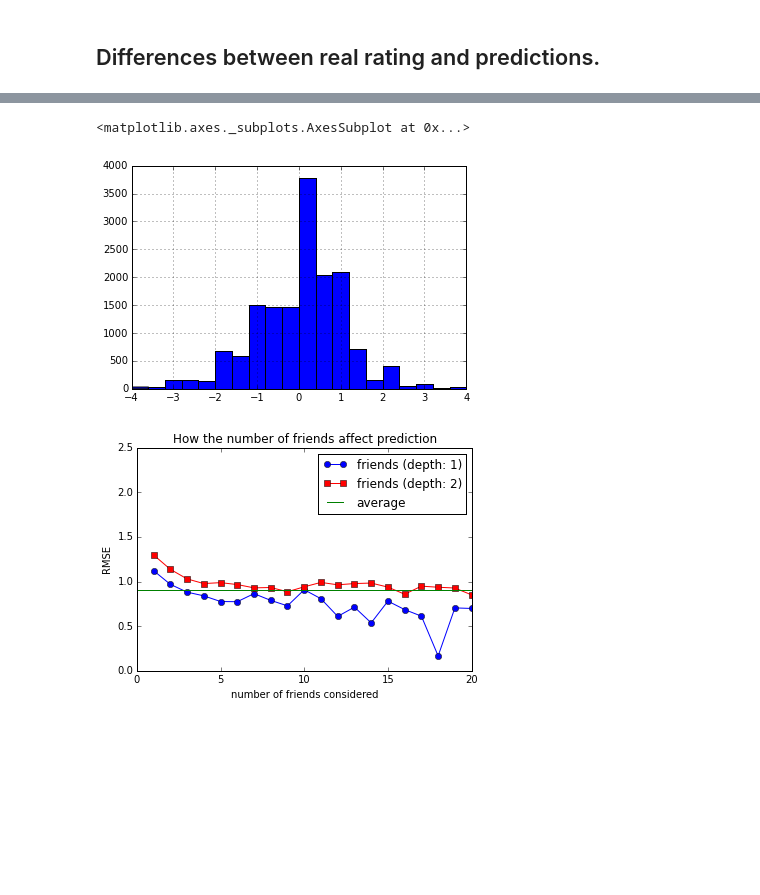
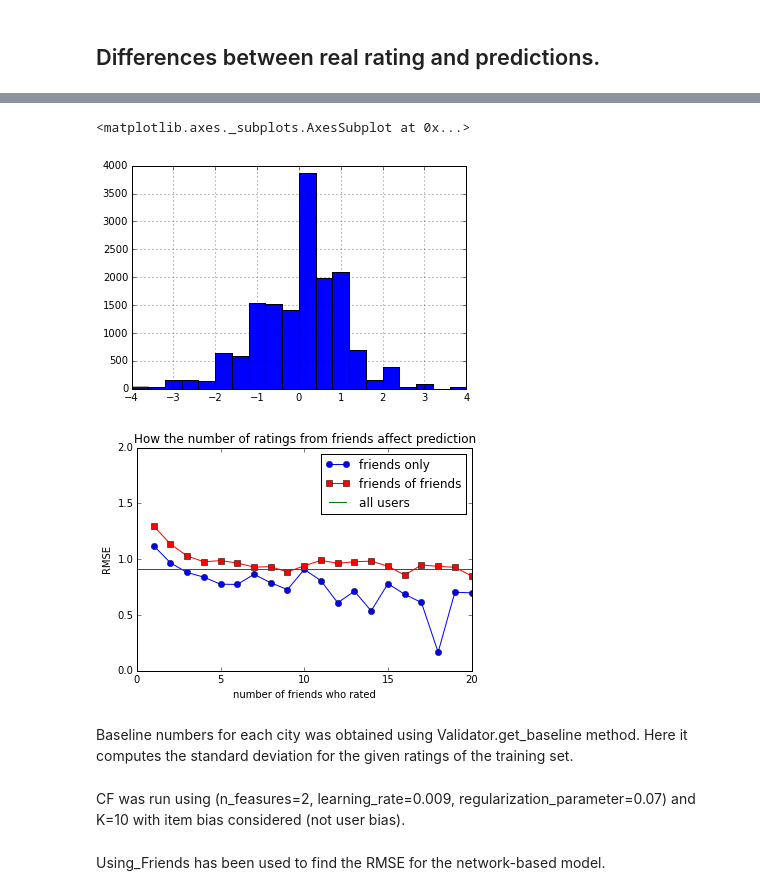
Before and after one commit to suhanree/network-recommender, a Jupyter notebook: code/EDA.ipynb, the cells around one changed output, grey strips where cells are left out. Drawn from its saved outputs; the diff is of its cells as text; code cells hidden in the pictures; blank space fills up the shorter version.

Commit message:
Modifying using friends

```diff
--- a/code/EDA.ipynb
+++ b/code/EDA.ipynb
@@ -597,7 +588,7 @@ errors.e.hist(bins=30)
 ## Differences between real rating and predictions.
 # %%
 # Read the data for one run.
-rating_diff_df = pd.read_csv('ratings_by_item2', delimiter=' ', names=['real', 'average', 'friend', 'friend2', 'nfr', 'nfr2'], header=None)
+rating_diff_df = pd.read_csv('../data/ratings_by_item2', delimiter=' ', names=['real', 'average', 'friend', 'friend2', 'nfr', 'nfr2'], header=None)
 # %%
 ratings_diff_nonull = rating_diff_df[['real', 'average', 'friend', 'nfr']].dropna()
 # %%
@@ -628,7 +614,7 @@ diff_fr2 = rating_diff_df.real - rating_diff_df.friend2
 diff_fr2.hist(bins=20)
 # %% [output]
 <matplotlib.axes._subplots.AxesSubplot at 0x...>
-[figure, old version]
+[figure, new version]
 # %%
 stds2 = []
 for n in range(1,100):
@@ -636,15 +622,16 @@ for n in range(1,100):
                rating_diff_df[rating_diff_df['nfr2'] == n].friend2
     stds2.append(np.sqrt(np.mean(np.square(diff_fr))))
 # %%
-plt.xlabel('number of friends considered')
+plt.xlabel('number of friends who rated')
 plt.ylabel('RMSE')
 plt.xlim(0,20)
-plt.title('How the number of friends affect prediction')
+plt.ylim(0,2)
+plt.title('How the number of ratings from friends affect prediction')
 fig1 = plt.plot(range(1,100), stds, marker='o')
 fig2 = plt.plot(range(1,100), stds2, marker='s', color='r')
 b = np.sqrt(np.mean(np.square(diff_ave)))
 fig3 = plt.plot([0, 100], [b, b], color='g')
-plt.legend((fig1[0], fig2[0], fig3[0]), ('friends (depth: 1)', 'friends (depth: 2)', 'average'))
+plt.legend((fig1[0], fig2[0], fig3[0]), ('friends only', 'friends of friends', 'all users'))
 plt.savefig('../fig/friends.png', dpi=200)
 # %% [output]
-[figure, old version]
+[figure, new version]
@@ -650,0 +642,2 @@ plt.savefig('../fig/friends.png', dpi=200)
+# %% [markdown]
+Baseline numbers for each city was obtained using Validator.get_baseline method. Here it computes the standard deviation for the given ratings of the training set.
@@ -650,0 +646,2 @@ plt.savefig('../fig/friends.png', dpi=200)
+# %% [markdown]
+CF was run using (n_feasures=2, learning_rate=0.009, regularization_parameter=0.07) and K=10 with item bias considered (not user bias).
@@ -650,0 +650,2 @@ plt.savefig('../fig/friends.png', dpi=200)
+# %% [markdown]
+Using_Friends has been used to find the RMSE for the network-based model.
```
Also changed, not shown: parts of 12 cells of this notebook, 5 other files.
